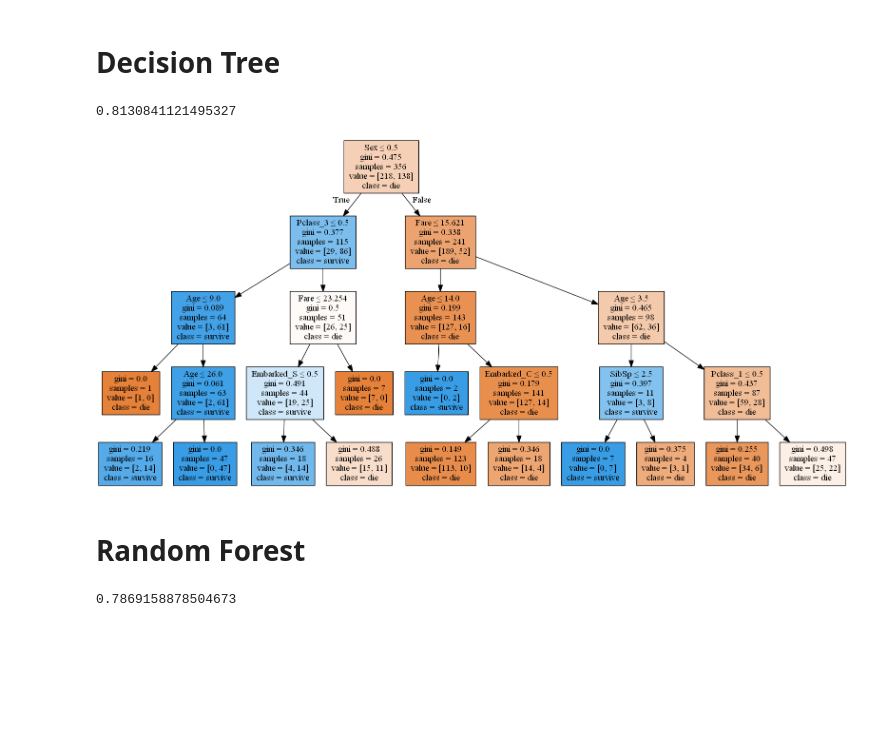
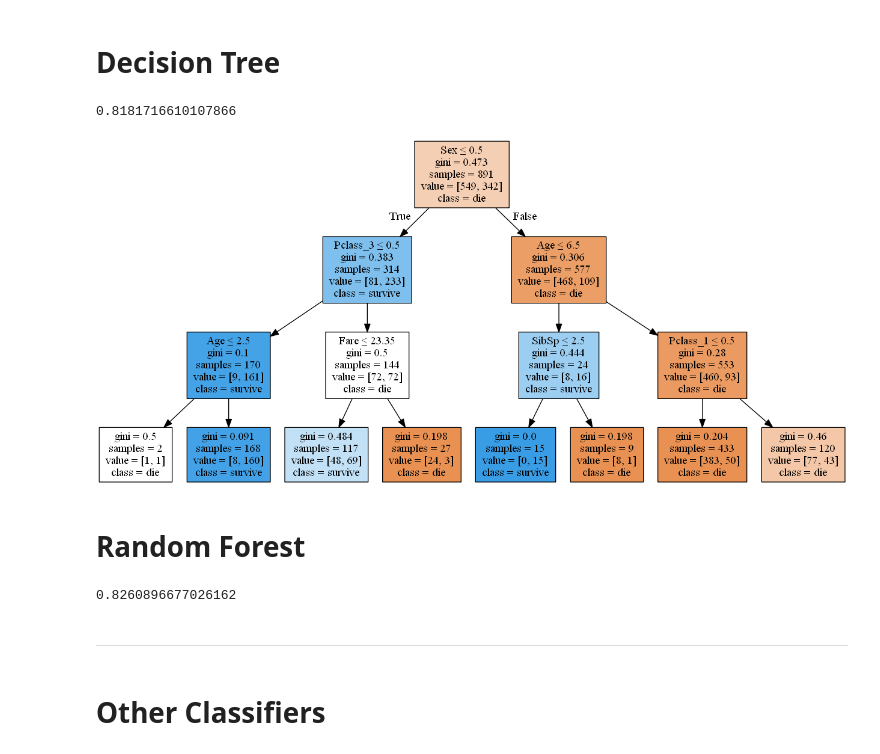
Before and after one commit to KJC1004/FDA_Titanic, a Jupyter notebook: titanic.ipynb, the cells around one changed output. Saved outputs shown, nothing was run; the diff lists cells and outputs as text; code cells hidden in the pictures; blank space fills up the shorter version.

```diff
--- a/titanic.ipynb
+++ b/titanic.ipynb
@@ -65,8 +71,8 @@ memory usage: 83.6+ KB
 # %% [markdown]
 # Drop Columns
 # %%
-for col in ['PassengerId', 'Name', 'Ticket', 'Cabin']:
-    titanic.drop(col, axis=1, inplace=True)
+cols_drop = ['PassengerId', 'Name', 'Ticket', 'Cabin']
+titanic.drop(cols_drop, axis=1, inplace=True)
 # %% [markdown]
 ---
 # %% [markdown]
@@ -153,4 +186,6 @@ Name: Survived, dtype: float64
 # %%
 target = 'Survived'
 X, y = titanic.drop(target, axis=1), titanic[target]
-X_train, X_test, y_train, y_test = train_test_split(X, y, test_size=0.6)
+X_train, X_test, y_train, y_test = train_test_split(X, y, test_size=0.5, shuffle=True)
+
+cross_val_4_fold = lambda classifier: cross_val_score(classifier, X, y, cv=4, n_jobs=-1).mean()
@@ -163,30 +193,48 @@ def get_accuracy(classifier):
 ---
 # %% [markdown]
 # Decision Tree
-# %%
-dtc = DecisionTreeClassifier(max_depth=4)
-get_accuracy(dtc)
-# %% [output]
-0.8130841121495327
+# %%
+dtc = DecisionTreeClassifier(max_depth=len(X_train.columns)//3,
+#                              min_samples_split=round(len(X_train)*0.05),
+#                              min_samples_leaf=round(len(X_train)*0.05),
+                             max_features=None,
+                             max_leaf_nodes=None,
+                            )
+cross_val_4_fold(dtc)
+# %% [output]
+0.8181716610107866
 # %%
+dtc.fit(X, y);
+
 dot_data = StringIO()
 export_graphviz(dtc,
                 out_file=dot_data,
                 filled=True,
                 feature_names=list(X_train),
                 class_names=['die','survive'],
                 special_characters=True)
 
 graph = pydotplus.graph_from_dot_data(dot_data.getvalue())
+Image(graph.create_png())
 # graph.write_pdf("tree.pdf")
-Image(graph.create_png())
 # %% [output]
-[figure, old version]
+[figure, new version]
 # %% [markdown]
 # Random Forest
-# %%
-rfc = RandomForestClassifier(n_estimators=100)
-get_accuracy(rfc)
-# %% [output]
-0.7869158878504673
+# %%
+rfc = RandomForestClassifier(n_estimators=100,
+                             max_depth=len(X_train.columns),
+#                              min_samples_split=round(len(X_train)*0.01),
+#                              min_samples_leaf=round(len(X_train)*0.01),
+                             max_features=None,
+                             max_leaf_nodes=None,
+                             n_jobs=-1,
+                            )
+cross_val_4_fold(rfc)
+# %% [output]
+0.8260896677026162
+# %% [markdown]
+---
+# %% [markdown]
+# Other Classifiers
 # %% [markdown]
```
Also changed, not shown: parts of 46 cells of this notebook.
